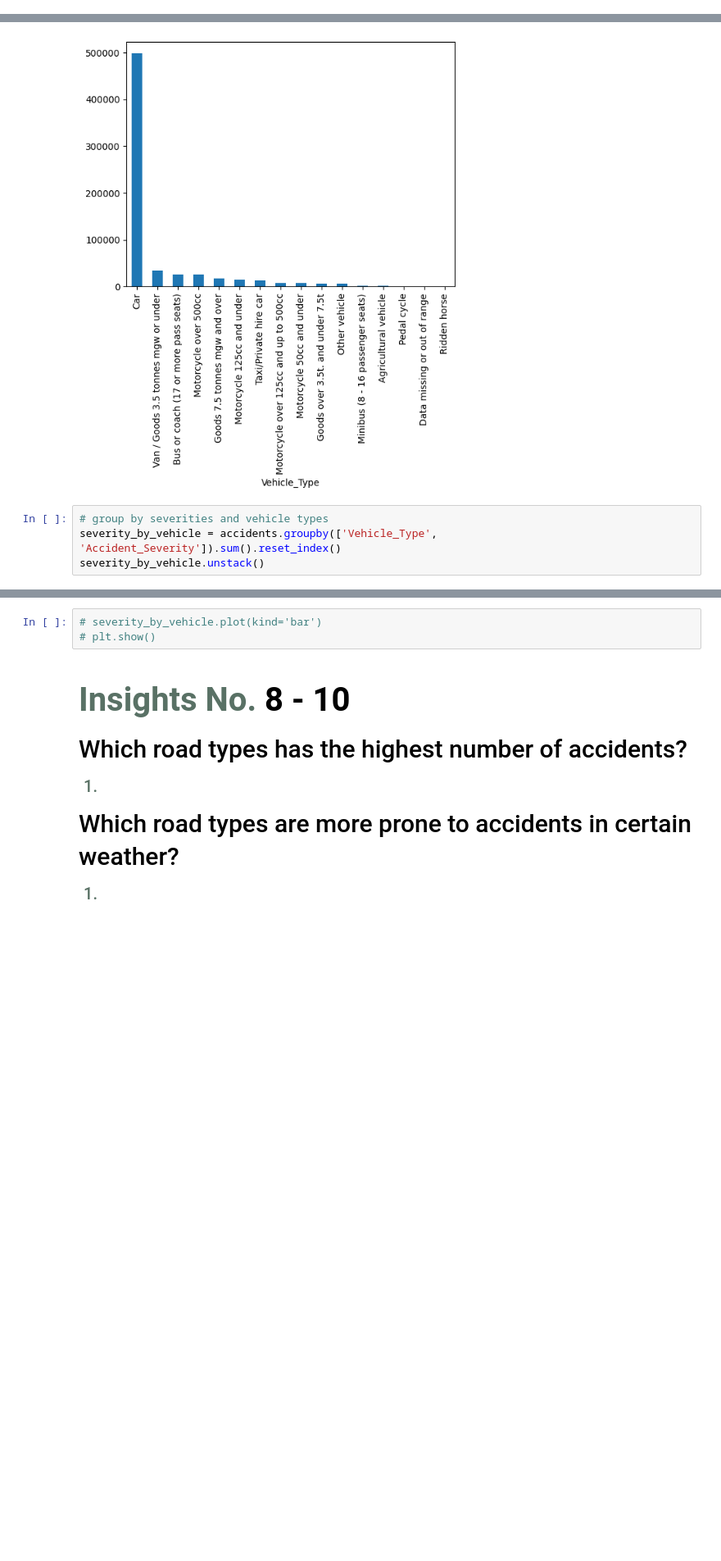
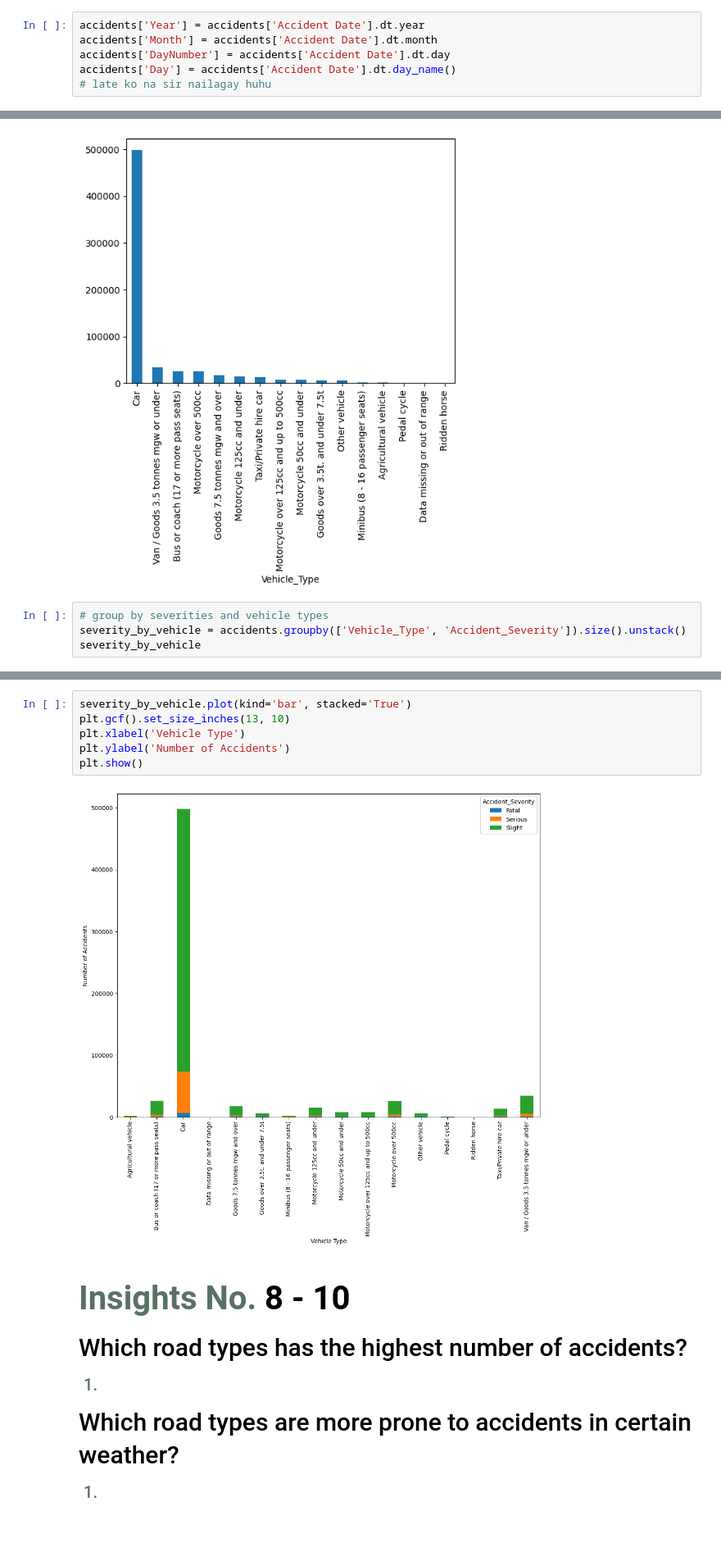
Before and after one commit to akagail/ITD-3B, a Jupyter notebook: ITD-3B/activity4.ipynb, the cells around one changed output, grey strips where cells are left out. Shown at 82% size. Cells and saved outputs as stored; diff of their text form; blank space fills up the shorter version.

```diff
--- a/ITD-3B/activity4.ipynb
+++ b/ITD-3B/activity4.ipynb
@@ -384,6 +384,12 @@ Urban_or_Rural_Area        0
 Weather_Conditions         0
 Vehicle_Type               0
 dtype: int64
+# %%
+accidents['Year'] = accidents['Accident Date'].dt.year
+accidents['Month'] = accidents['Accident Date'].dt.month
+accidents['DayNumber'] = accidents['Accident Date'].dt.day
+accidents['Day'] = accidents['Accident Date'].dt.day_name()
+# late ko na sir nailagay huhu
 # %% [markdown]
 <h1 style='
     font-weight:700;
@@ -709,6 +715,6 @@ plt.show()
 [figure]
 # %%
 # group by severities and vehicle types
-severity_by_vehicle = accidents.groupby(['Vehicle_Type', 'Accident_Severity']).sum().reset_index()
-severity_by_vehicle.unstack()
+severity_by_vehicle = accidents.groupby(['Vehicle_Type', 'Accident_Severity']).size().unstack()
+severity_by_vehicle
 # %% [output]
@@ -716,6 +739,11 @@ TypeError: datetime64 type does not support sum operations
 # %%
-# severity_by_vehicle.plot(kind='bar')
-# plt.show()
+severity_by_vehicle.plot(kind='bar', stacked='True')
+plt.gcf().set_size_inches(13, 10)
+plt.xlabel('Vehicle Type')
+plt.ylabel('Number of Accidents')
+plt.show()
+# %% [output]
+[figure, added]
 # %% [markdown]
 <h1 style='
     font-weight:700;
```
Also changed, not shown: parts of 27 cells of this notebook, 1 other file.
